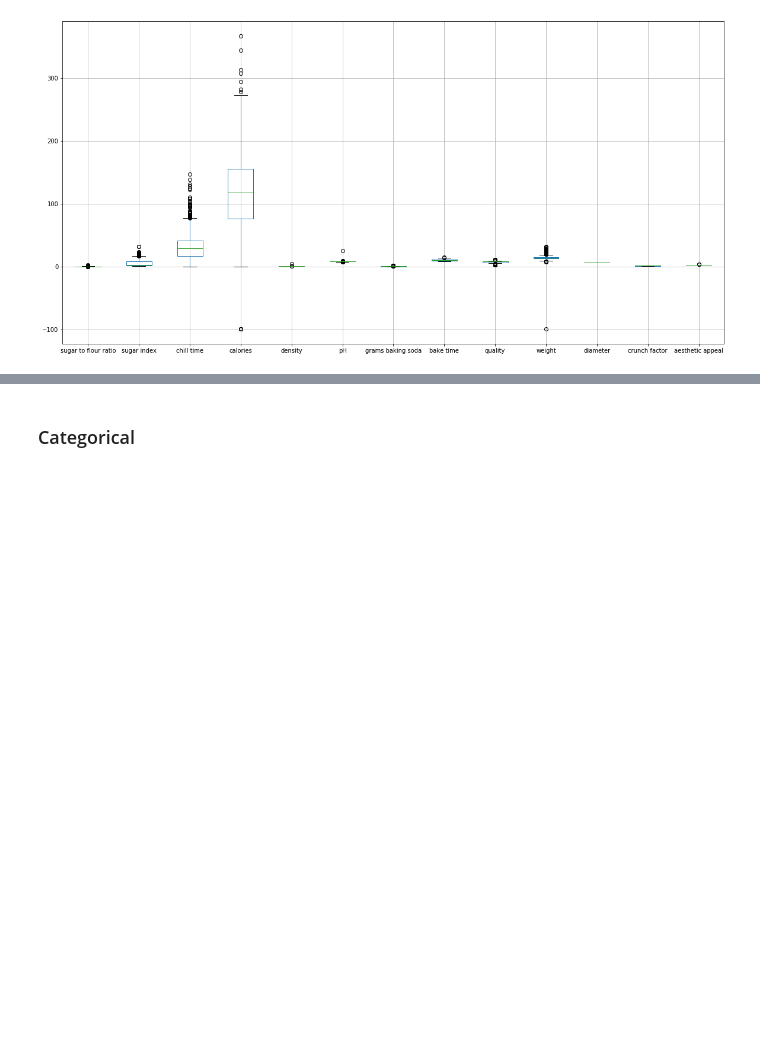
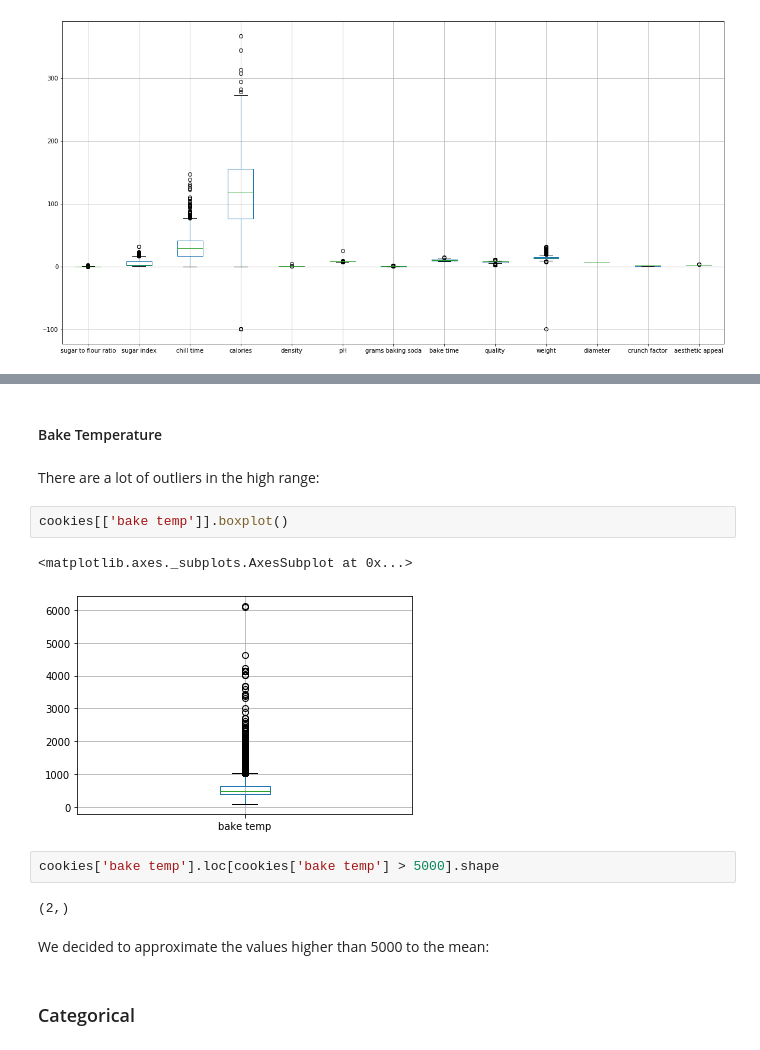
Before and after one commit to EiroaMD/datathon_nov_19, a Jupyter notebook: 2. EDA.ipynb, the cells around one changed output, grey strips where cells are left out. Saved outputs shown, nothing was run; the diff lists cells and outputs as text; blank space fills up the shorter version.

```diff
--- a/2. EDA.ipynb
+++ b/2. EDA.ipynb
@@ -138,3 +181,18 @@ Notes:
+# %% [markdown]
+#### Bake Temperature
+# %% [markdown]
+There are a lot of outliers in the high range:
+# %%
+cookies[['bake temp']].boxplot()
+# %% [output]
+<matplotlib.axes._subplots.AxesSubplot at 0x...>
+[figure, added]
+# %%
+cookies['bake temp'].loc[cookies['bake temp'] > 5000].shape
+# %% [output]
+(2,)
+# %% [markdown]
+We decided to approximate the values higher than 5000 to the mean:
 # %% [markdown]
 ### Categorical
 # %% [markdown]
```
Also changed, not shown: parts of 12 cells of this notebook.
